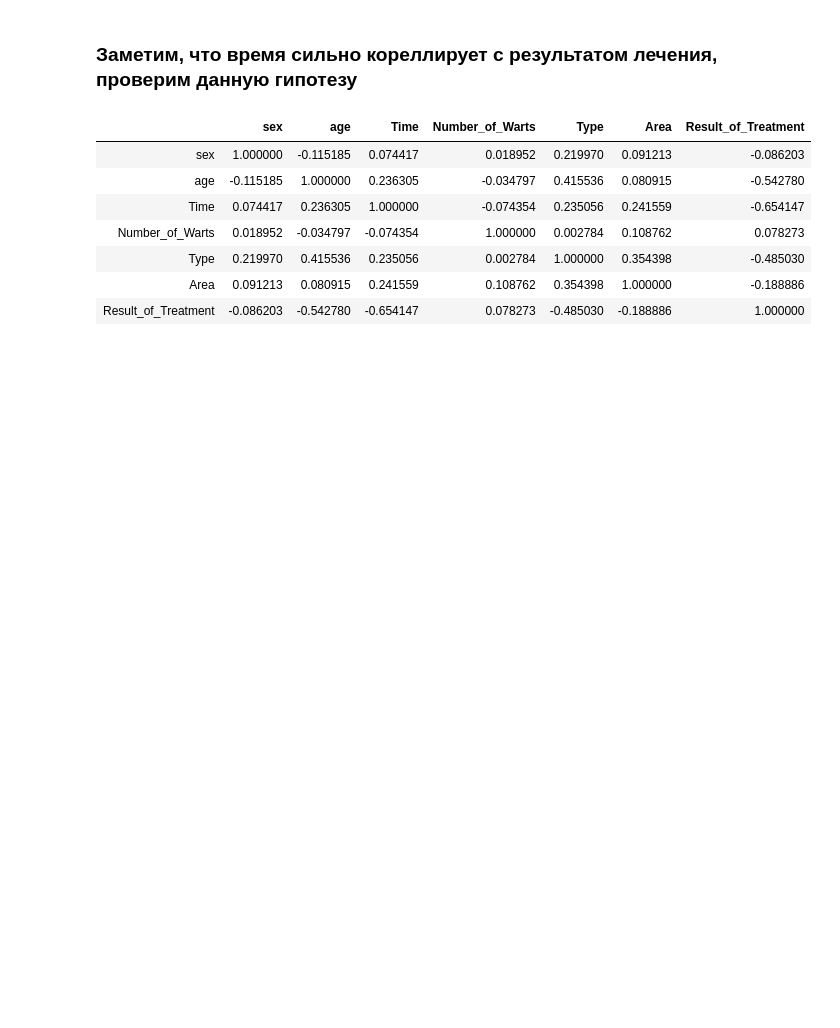
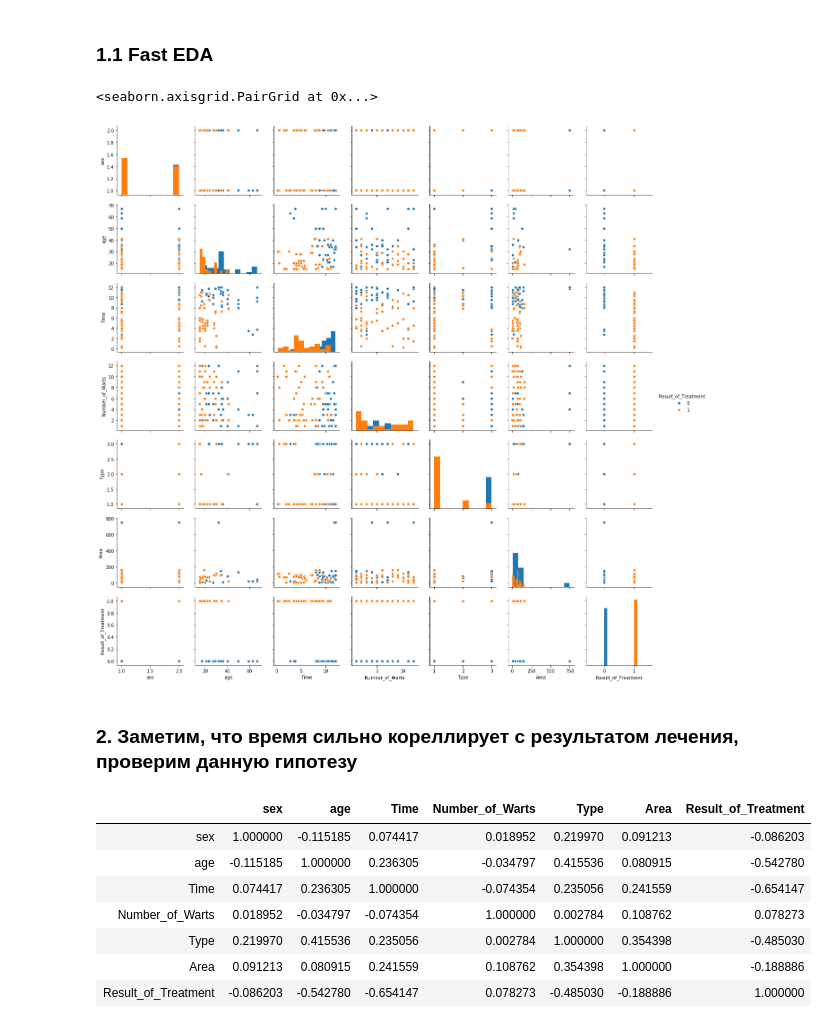
Before and after one commit to Kharlamov-Vladislav/bioinf-statistics, a Jupyter notebook: Homeworks 2/Q2.ipynb, the cells around one changed output. Drawn from its saved outputs; the diff is of its cells as text; code cells hidden in the pictures; blank space fills up the shorter version.

```diff
--- a/Homeworks 2/Q2.ipynb
+++ b/Homeworks 2/Q2.ipynb
@@ -9,7 +33,14 @@ df = pd.read_excel('Cryotherapy.xlsx')
 # %%
 X, target = df[df.columns[:-1]], df['Result_of_Treatment']
+# %% [markdown]
+### 1.1 Fast EDA
+# %%
+sns.pairplot(df, hue='Result_of_Treatment', diag_kind='hist')
+# %% [output]
+<seaborn.axisgrid.PairGrid at 0x...>
+[figure, added]
 # %% [markdown]
-### Заметим, что время сильно кореллирует с результатом лечения, проверим данную гипотезу
+### 2. Заметим, что время сильно кореллирует с результатом лечения, проверим данную гипотезу
 # %%
 df.corr()
 # %% [output]
```
Also changed, not shown: parts of 20 cells of this notebook, 2 other files.
